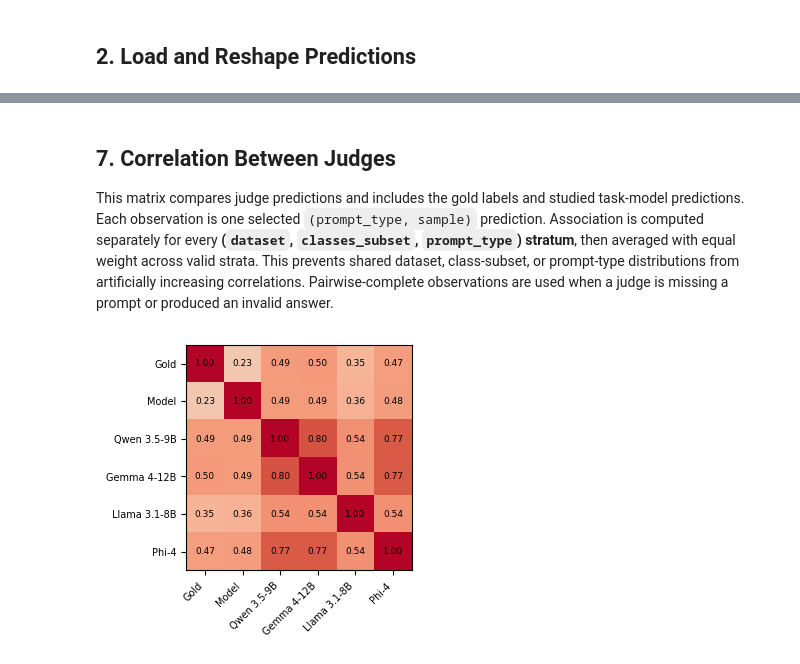
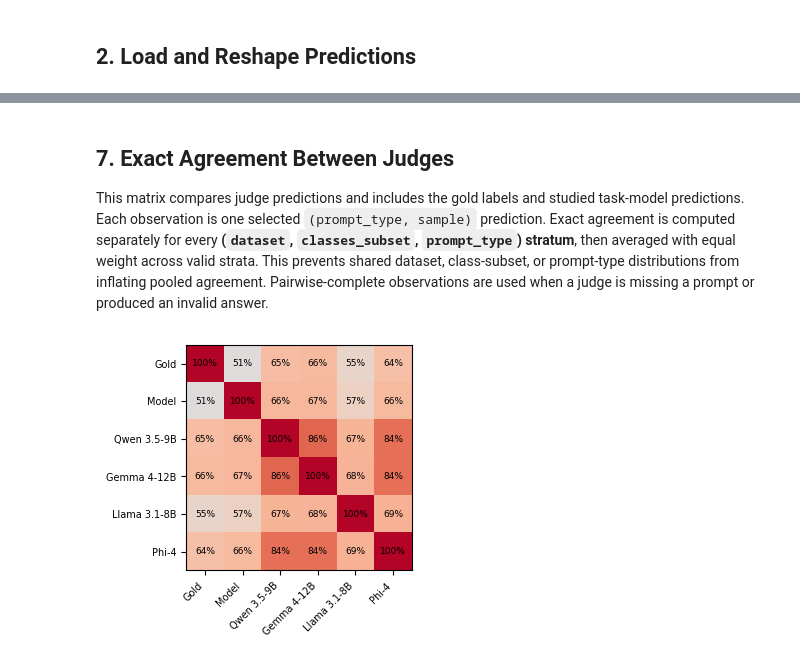
Before and after one commit to AntoninPoche/simulatability_shortcut, a Jupyter notebook: notebooks/6_judge_consistency.ipynb, the cells around one changed output, grey strips where cells are left out. Saved outputs shown, nothing was run; the diff lists cells and outputs as text; code cells hidden in the pictures.

```diff
--- a/notebooks/6_judge_consistency.ipynb
+++ b/notebooks/6_judge_consistency.ipynb
@@ -322,7 +280,7 @@ for judge, thinking in wide[['judge', 'thinking']].drop_duplicates().sort_values
 # %% [markdown]
-## 7. Correlation Between Judges
+## 7. Exact Agreement Between Judges
 
-This matrix compares judge predictions and includes the gold labels and studied task-model predictions. Each observation is one selected `(prompt_type, sample)` prediction. Association is computed separately for every **(`dataset`, `classes_subset`, `prompt_type`) stratum**, then averaged with equal weight across valid strata. This prevents shared dataset, class-subset, or prompt-type distributions from artificially increasing correlations. Pairwise-complete observations are used when a judge is missing a prompt or produced an invalid answer.
+This matrix compares judge predictions and includes the gold labels and studied task-model predictions. Each observation is one selected `(prompt_type, sample)` prediction. Exact agreement is computed separately for every **(`dataset`, `classes_subset`, `prompt_type`) stratum**, then averaged with equal weight across valid strata. This prevents shared dataset, class-subset, or prompt-type distributions from inflating pooled agreement. Pairwise-complete observations are used when a judge is missing a prompt or produced an invalid answer.
 # %%
 # Stack prompt types so each judge has one prediction column. Thinking and
 # non-thinking runs are kept as separate judge labels when both are present.
@@ -336,33 +294,33 @@ judge_long = wide.melt(
 judge_long['judge_label'] = judge_long['judge'] + np.where(
     judge_long['thinking'].astype(bool), ' [thinking]', ''
 )
 judge_long = judge_long.dropna(subset=['prediction']).copy()
 
 judge_wide = (
     judge_long.pivot_table(
         index=[*sample_key, 'prompt_type'],
         columns='judge_label',
         values='prediction',
         aggfunc='last',
     )
     .reset_index()
 )
 
 targets = (
     wide[[*sample_key, 'real_label', 'model_prediction']]
     .drop_duplicates(subset=sample_key, keep='last')
 )
 judge_wide = judge_wide.merge(targets, on=sample_key, how='left')
 judge_columns = sorted(judge_long['judge_label'].unique())
 judge_matrix_columns = ['real_label', 'model_prediction', *judge_columns]
 for column in judge_matrix_columns:
     judge_wide[column] = pd.to_numeric(judge_wide[column], errors='coerce').astype('Int64')
 
-judge_matrix = association_matrix(
+judge_matrix = exact_agreement_matrix(
     judge_wide,
     label_columns=judge_matrix_columns,
     strata_columns=('dataset', 'classes_subset', 'prompt_type'),
 )
-plot_matrix(judge_matrix, output_slug='judges_summary')
+plot_agreement_matrix(judge_matrix, output_slug='judges_summary')
 # %% [output]
-[figure, old version]
+[figure, new version]
```
Also changed, not shown: parts of 9 cells of this notebook, 3 other files.
